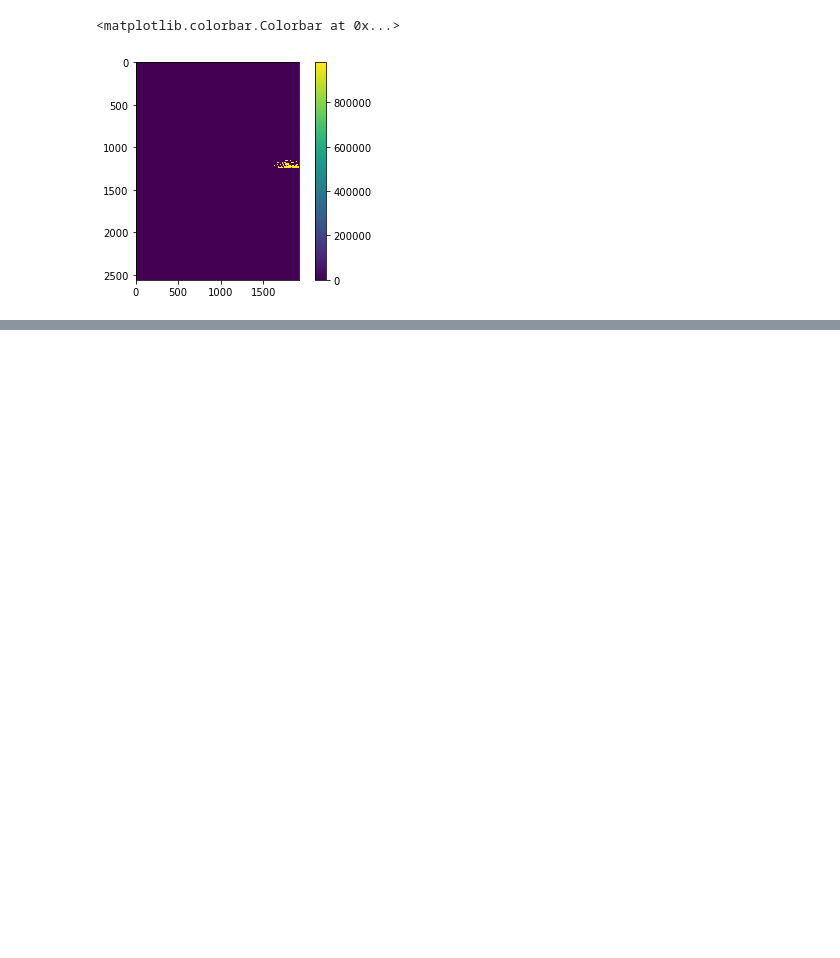
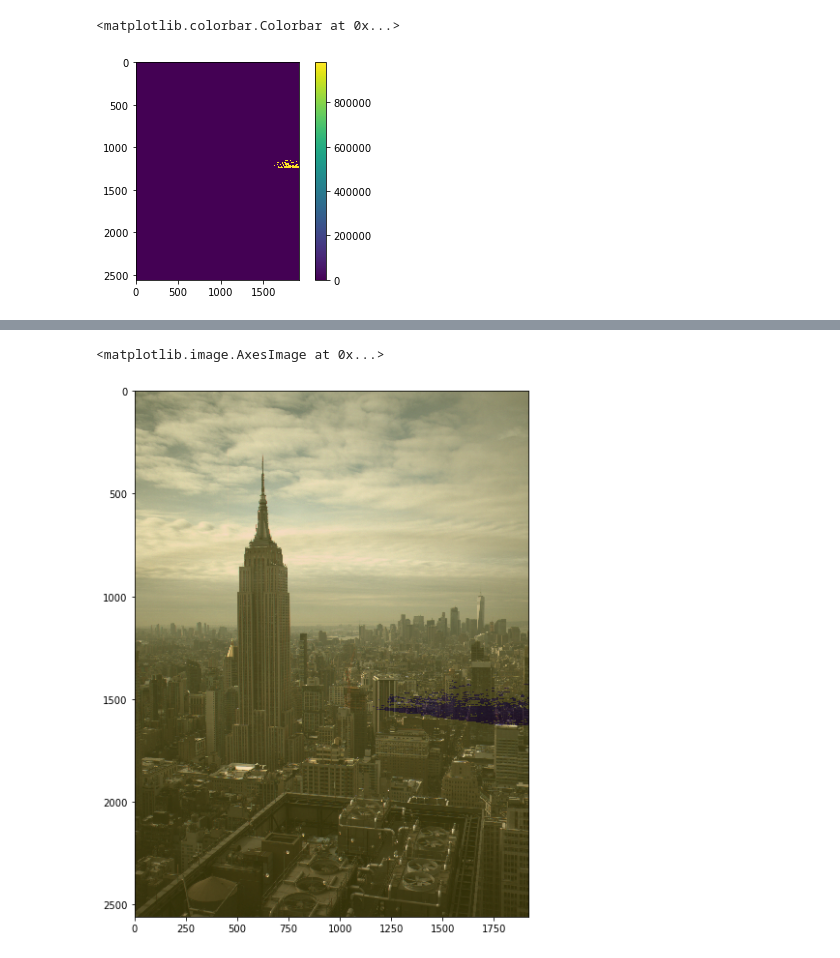
Before and after one commit to cmoscardi/Big_Data_UO_Ray_Tracing, a Jupyter notebook: photogrammetry.ipynb, the cells around one changed output, grey strips where cells are left out. Drawn from its saved outputs; the diff is of its cells as text; code cells hidden in the pictures; blank space fills up the shorter version.

```diff
--- a/photogrammetry.ipynb
+++ b/photogrammetry.ipynb
@@ -149,6 +202,6 @@ np.save('bof_fiducials.npy', lidar_fiducials)
 # %%
 # x-978979.241501_y-208815.073690.npy
-distgrid, xgrid, ygrid = project('data_npy/x-978979.241501_y-198575.073690.npy')
+distgrid, xgrid, ygrid = project_one('data_npy/x-978979.241501_y-198575.073690.npy')
 # %% [output]
 working on:  data_npy/x-978979.241501_y-198575.073690.npy
 npix =  3283567
@@ -175,6 +225,0 @@ def reducer(triple):
-# %%
-rdd = sc.binaryFiles('data_npy/*') \
-        .mapPartitionsWithIndex(project)\
-        .map(lambda x: x).reduceByKey
-
-#rdd.take(1)
@@ -180,0 +285,11 @@ rdd = sc.binaryFiles('data_npy/*') \
+# %%
+def reducerTest(final, new):
+
+    out = [0, 0, 0]
+    replace = np.greater(final[0], new[0])
+    out[0] = final[0]*np.logical_not(replace) + new[0]*replace
+    out[1] = final[1]*np.logical_not(replace) + new[1]*replace
+    out[2] = final[2]*np.logical_not(replace) + new[2]*replace
+
+
+    return out
@@ -180,0 +308,3 @@ rdd = sc.binaryFiles('data_npy/*') \
+# %%
+rdd = sc.binaryFiles('data_npy_test/*')
+a = rdd.map(proj_npy).reduce(reducerTest)
@@ -180,0 +351,10 @@ rdd = sc.binaryFiles('data_npy/*') \
+# %%
+pl.figure(figsize=(10,10))
+
+im = Image.open('./bof_left.png')
+
+pl.imshow(im)
+pl.imshow(a[0], alpha=.2)
+# %% [output]
+<matplotlib.image.AxesImage at 0x...>
+[figure, added]
```
Also changed, not shown: parts of 17 cells of this notebook.
